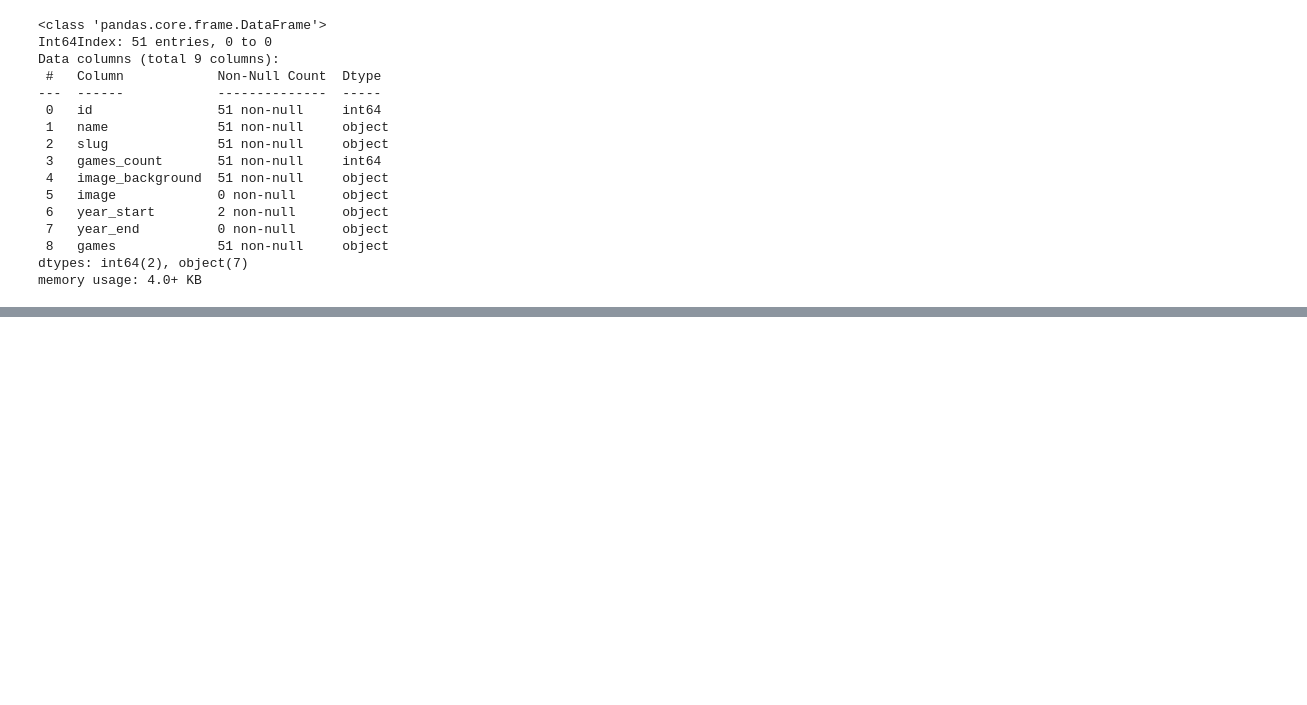
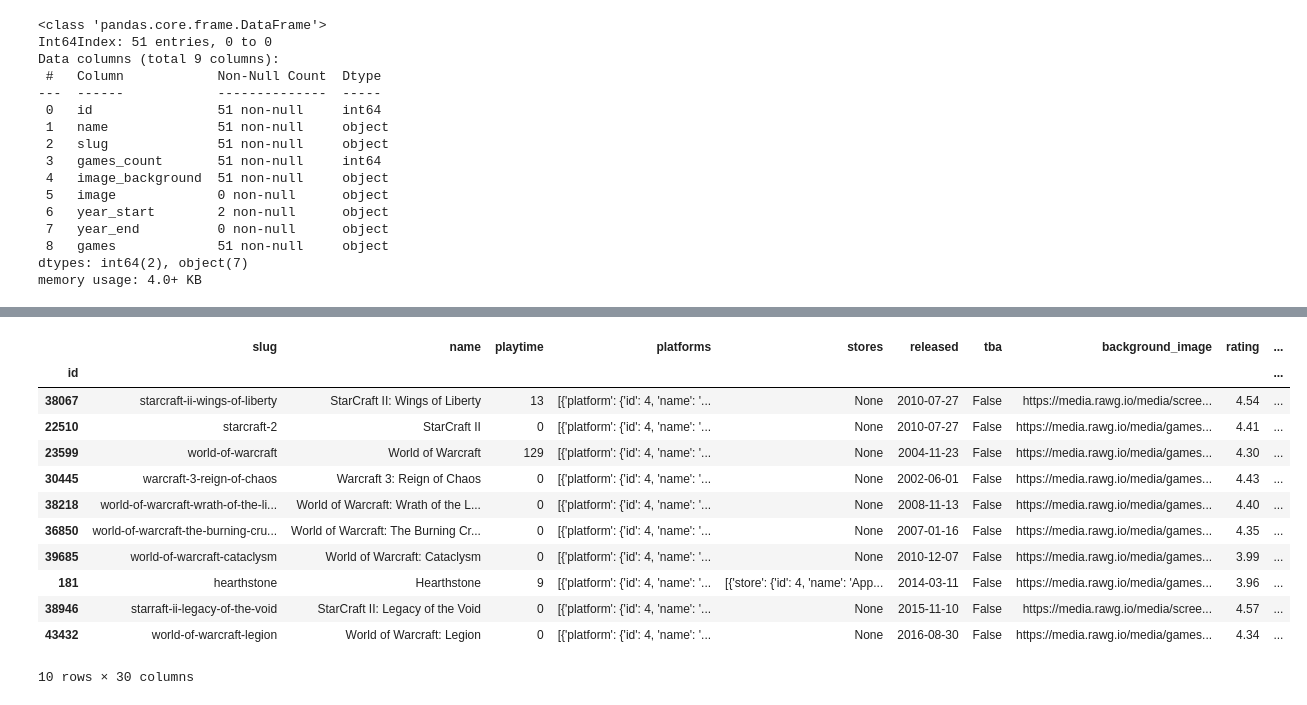
Before and after one commit to rsunderscore/rawgvideogames, a Jupyter notebook: exploring_rawg_data.ipynb, the cells around one changed output, grey strips where cells are left out. Saved outputs shown, nothing was run; the diff lists cells and outputs as text; code cells hidden in the pictures; blank space fills up the shorter version.

```diff
--- a/exploring_rawg_data.ipynb
+++ b/exploring_rawg_data.ipynb
@@ -107,6 +129,7 @@ memory usage: 4.0+ KB
 # %%
 ?gd.getfromrawg2
 # %%
-(pgs, cnt, df) = gd.getfromrawg2('games','search=oni')
+(pgs, cnt, df) = gd.getfromrawg2('games','search=arcraft')
+srchgames = df
 (pgs, cnt, len(df))
 # %% [output]
@@ -133,0 +197,17 @@ memory usage: 8.3+ KB
+# %%
+srchgames2 = srchgames.sort_values('metacritic', ascending=False).set_index('id')
+srchgames2.head(10)
+# %% [output]
+|  | slug | name | playtime | platforms | stores | released | tba | background_image | rating | ... |
+| id |  |  |  |  |  |  |  |  |  | ... |
+| 38067 | starcraft-ii-wings-of-liberty | StarCraft II: Wings of Liberty | 13 | [{'platform': {'id': 4, 'name': '... | None | 2010-07-27 | False | https://media.rawg.io/media/scree... | 4.54 | ... |
+| 22510 | starcraft-2 | StarCraft II | 0 | [{'platform': {'id': 4, 'name': '... | None | 2010-07-27 | False | https://media.rawg.io/media/games... | 4.41 | ... |
+| 23599 | world-of-warcraft | World of Warcraft | 129 | [{'platform': {'id': 4, 'name': '... | None | 2004-11-23 | False | https://media.rawg.io/media/games... | 4.30 | ... |
+| 30445 | warcraft-3-reign-of-chaos | Warcraft 3: Reign of Chaos | 0 | [{'platform': {'id': 4, 'name': '... | None | 2002-06-01 | False | https://media.rawg.io/media/games... | 4.43 | ... |
+| 38218 | world-of-warcraft-wrath-of-the-li... | World of Warcraft: Wrath of the L... | 0 | [{'platform': {'id': 4, 'name': '... | None | 2008-11-13 | False | https://media.rawg.io/media/games... | 4.40 | ... |
+| 36850 | world-of-warcraft-the-burning-cru... | World of Warcraft: The Burning Cr... | 0 | [{'platform': {'id': 4, 'name': '... | None | 2007-01-16 | False | https://media.rawg.io/media/games... | 4.35 | ... |
+| 39685 | world-of-warcraft-cataclysm | World of Warcraft: Cataclysm | 0 | [{'platform': {'id': 4, 'name': '... | None | 2010-12-07 | False | https://media.rawg.io/media/games... | 3.99 | ... |
+| 181 | hearthstone | Hearthstone | 9 | [{'platform': {'id': 4, 'name': '... | [{'store': {'id': 4, 'name': 'App... | 2014-03-11 | False | https://media.rawg.io/media/games... | 3.96 | ... |
+| 38946 | starraft-ii-legacy-of-the-void | StarСraft II: Legacy of the Void | 0 | [{'platform': {'id': 4, 'name': '... | None | 2015-11-10 | False | https://media.rawg.io/media/scree... | 4.57 | ... |
+| 43432 | world-of-warcraft-legion | World of Warcraft: Legion | 0 | [{'platform': {'id': 4, 'name': '... | None | 2016-08-30 | False | https://media.rawg.io/media/games... | 4.34 | ... |
+10 rows × 30 columns
```
Also changed, not shown: parts of 38 cells of this notebook.
